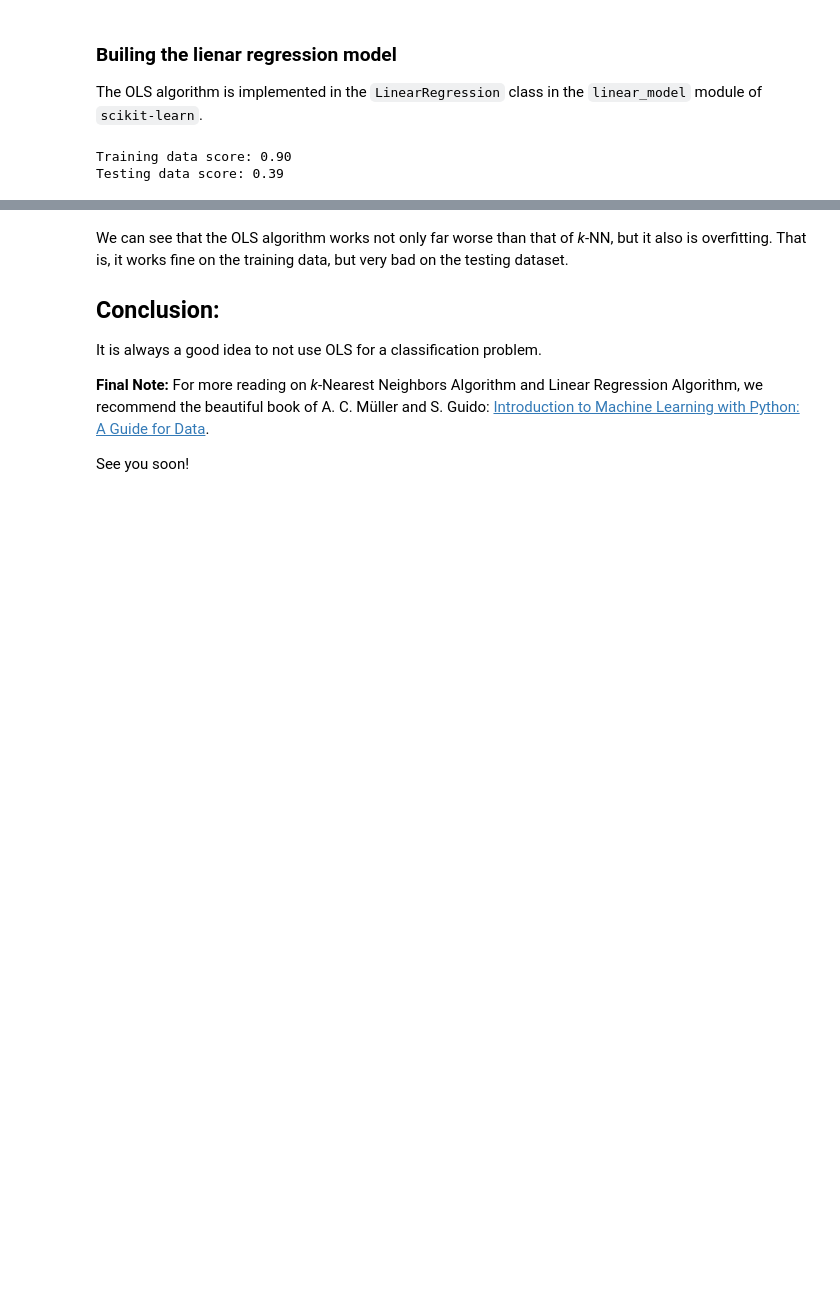
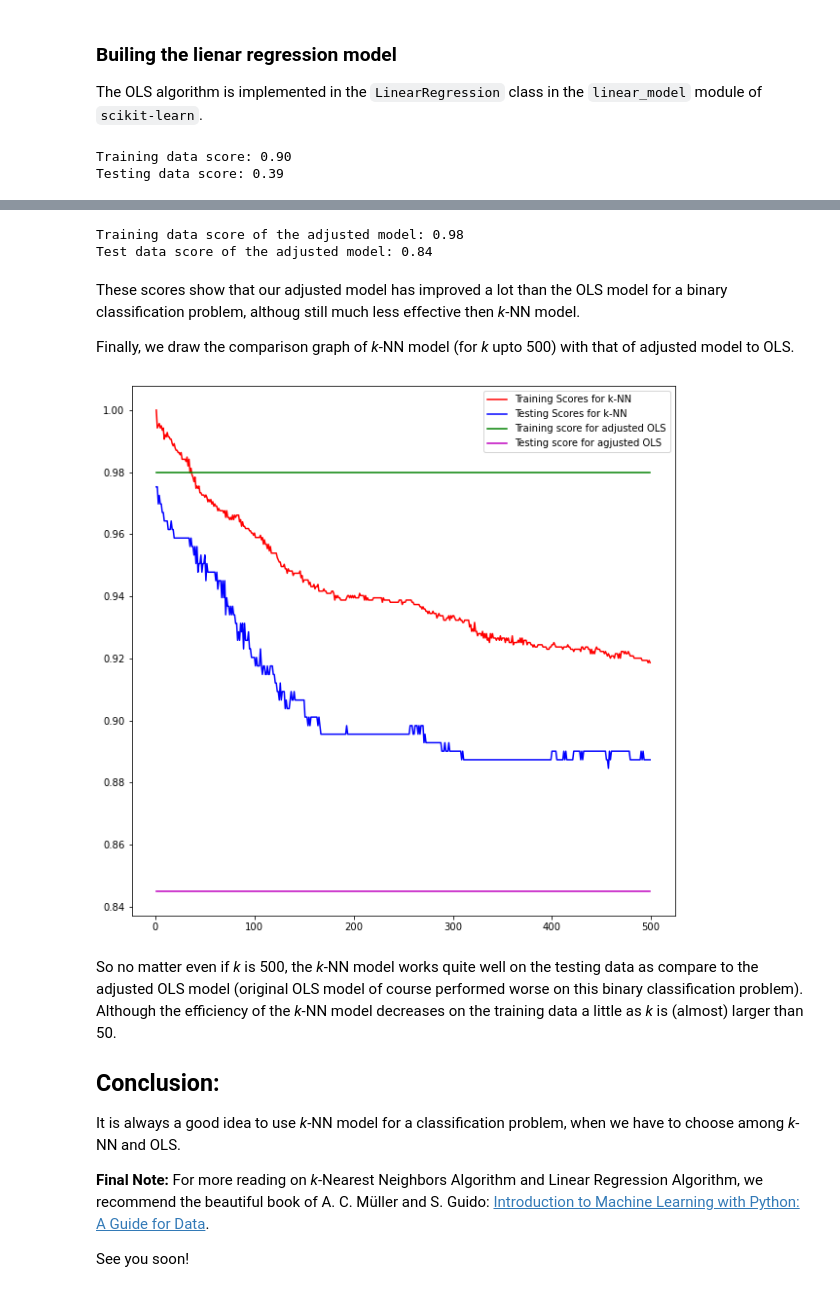
Before and after one commit to azeemkhadam/knn_ols_ML, a Jupyter notebook: knn_vs_regression.ipynb, the cells around one changed output, grey strips where cells are left out. Drawn from its saved outputs; the diff is of its cells as text; code cells hidden in the pictures; blank space fills up the shorter version.

```diff
--- a/knn_vs_regression.ipynb
+++ b/knn_vs_regression.ipynb
@@ -278,0 +281,7 @@ Testing data score: 0.39
+# %%
+# outcomes of training and testing data under OLS model
+
+label_pred_train = ols.predict(feature_train)
+label_pred_test = ols.predict(feature_test)
+
+label_pred_train
@@ -279,9 +305,54 @@ Testing data score: 0.39
+# %%
+# adjustment of OLS model
+
+avg = 2.475
+for i in np.arange(len(label_pred_train)):
+    if label_pred_train[i] < avg:
+        label_pred_train[i] = 2
+    else:
+        label_pred_train[i] = 3
+
+for j in np.arange(len(label_pred_test)):
+    if label_pred_test[j] < avg:
+        label_pred_test[j] = 2
+    else:
+        label_pred_test[j] = 3
+# %%
+# See the efficacy of the adjusted model
+
+from sklearn.metrics import r2_score
+r2_train = r2_score(label_train, label_pred_train)
+r2_test = r2_score(label_test, label_pred_test)
+
+print("Training data score of the adjusted model: {:.2f}".format(r2_train))
+print("Test data score of the adjusted model: {:.2f}".format(r2_test))
+# %% [output]
+Training data score of the adjusted model: 0.98
+Test data score of the adjusted model: 0.84
+# %% [markdown]
+These scores show that our adjusted model has improved a lot than the OLS model for a binary classification problem, althoug still much less effective then *k*-NN model.
+
+Finally, we draw the comparison graph of *k*-NN model (for *k* upto 500) with that of adjusted model to OLS.
+# %%
+# comparison graph for k-NN and adjusted model to OLS
+
+Ones = np.ones(499)
+
+plt.rcParams["figure.figsize"] = (10,10)
+plt.plot(neighbors, train_score, color='r', label='Training Scores for k-NN')
+plt.plot(neighbors, test_score , color='b', label='Testing Scores for k-NN')
+plt.plot(neighbors, r2_train*Ones, color='g', label='Training score for adjusted OLS')
+plt.plot(neighbors, r2_test*Ones, color='m', label='Testing score for agjusted OLS')
+plt.legend()
+plt.show()
+# %% [output]
+[figure, added]
 # %% [markdown]
-We can see that the OLS algorithm works not only far worse than that of *k*-NN, but it also is overfitting. That is, it works fine on the training data, but very bad on the testing dataset.
+So no matter even if *k* is 500, the *k*-NN model works quite well on the testing data as compare to the adjusted OLS model (original OLS model of course performed worse on this binary classification problem). Although the efficiency of the *k*-NN model decreases on the training data a little as *k* is (almost) larger than 50.
 
 ## Conclusion:
 
-It is always a good idea to not use OLS for a classification problem.
+It is always a good idea to use *k*-NN model for a classification problem, when we have to choose among *k*-NN and OLS.
 
 **Final Note:** For more reading on *k*-Nearest Neighbors Algorithm and Linear Regression Algorithm, we recommend the beautiful book of A. C. Müller and S. Guido: [
 Introduction to Machine Learning with Python: A Guide for Data](https://www.oreilly.com/library/view/introduction-to-machine/9781449369880/).
```
Also changed, not shown: parts of 8 cells of this notebook.
